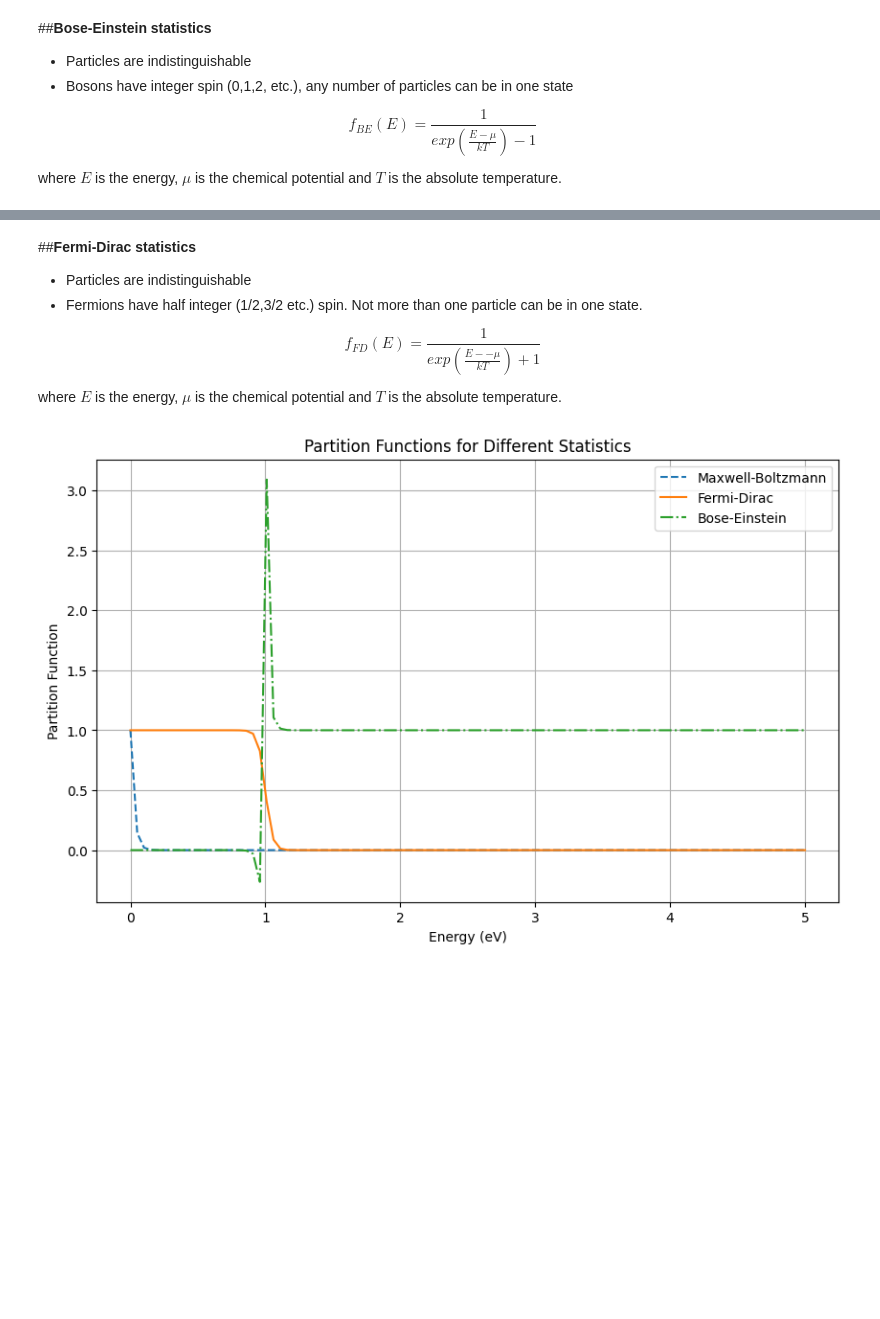
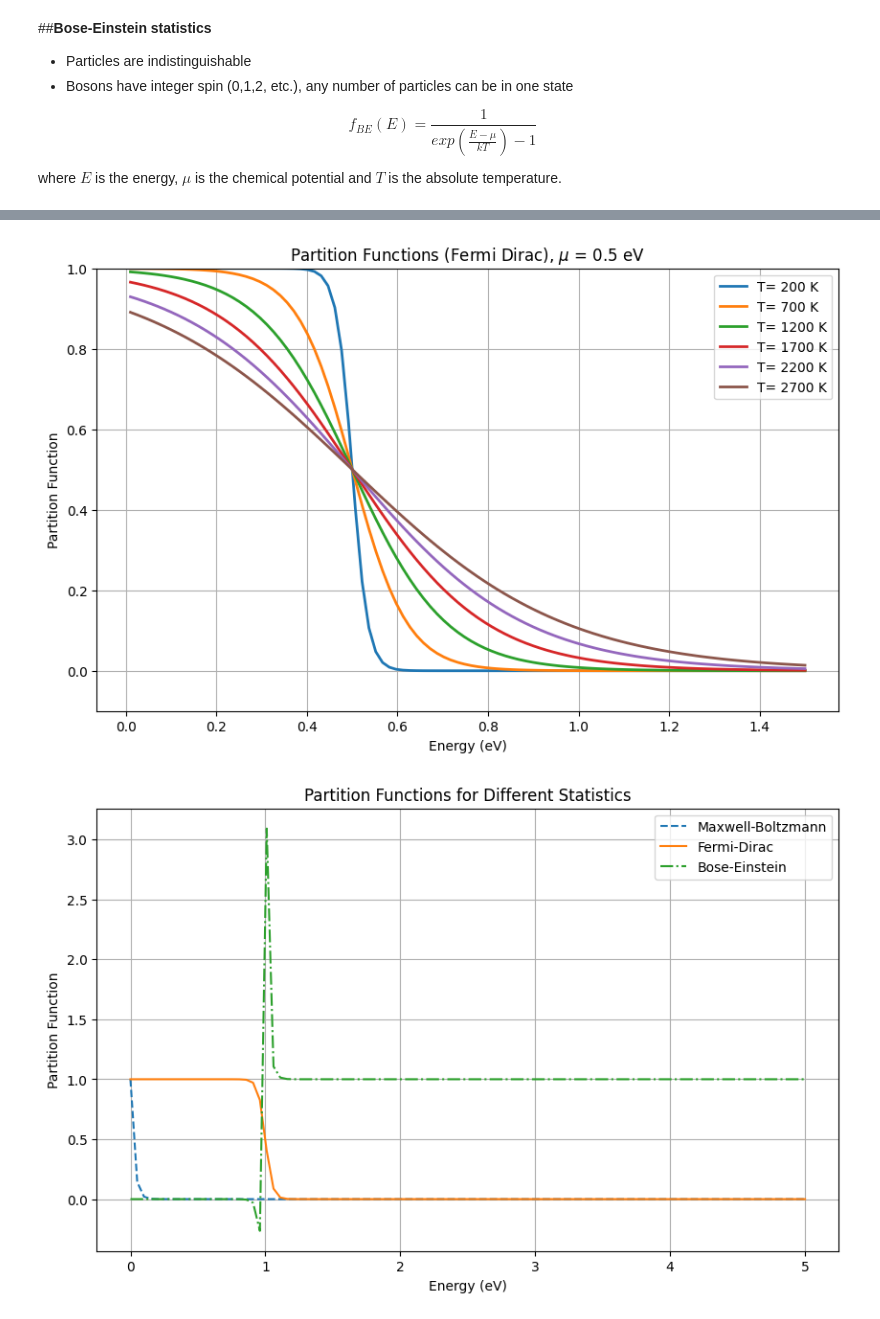
Before and after one commit to navgaur/Statistical-Mech-LOCF, a Jupyter notebook: partition1.ipynb, the cells around one changed output, grey strips where cells are left out. Drawn from its saved outputs; the diff is of its cells as text; code cells hidden in the pictures; blank space fills up the shorter version.

```diff
--- a/partition1.ipynb
+++ b/partition1.ipynb
@@ -106,12 +168,39 @@ plt.show()
-# %% [markdown]
-##**Fermi-Dirac statistics**
-
- - Particles are indistinguishable
- - Fermions have half integer (1/2,3/2 etc.) spin. Not more than one particle can be in one state.
-
-$$f_{FD}(E) = \frac{1}{exp\left( \frac{E--\mu}{kT}\right) + 1 } $$
-
-where $E$ is the energy, $\mu$ is the chemical potential and $T$ is the absolute temperature.
+# %%
+import numpy as np
+import matplotlib.pyplot as plt
+from scipy.constants import Boltzmann
+
+J_ev_con = 6.262*10**18     # Conversion factor from Joules to eV
+
+Boltzmann=Boltzmann*J_ev_con
+
+def fermi_dirac_pf(energy, chem_pot, temperature):
+    beta = 1 / (Boltzmann * temperature)
+    t1 = np.exp(beta * (energy - chem_pot)) + 1
+    return 1/t1
+
+# Example energy levels
+energy_levels = np.linspace(0.01, 1.5, 100)  # Energy levels from 0 to 5 eV
+
+# Example temperature and chemical potential
+#temperature = 1100  # Kelvin
+chemical_potential = 0.5  # eV
+
+plt.figure(figsize=(10, 6))
+
+for T in range(200,3000,500):
+  fd_pf = fermi_dirac_pf(energy_levels, chemical_potential, T)
+  plt.plot(energy_levels, fd_pf,label=f"T= {T} K",linewidth=2)
+
+plt.ylim(-0.1,1)
+plt.title('Partition Functions (Fermi Dirac), $\mu$ = 0.5 eV')
+plt.xlabel('Energy (eV)')
+plt.ylabel('Partition Function')
+plt.legend()
+plt.grid(True)
+plt.show()
+# %% [output]
+[figure, added]
 # %%
 import numpy as np
 import matplotlib.pyplot as plt
```
Also changed, not shown: parts of 5 cells of this notebook.
